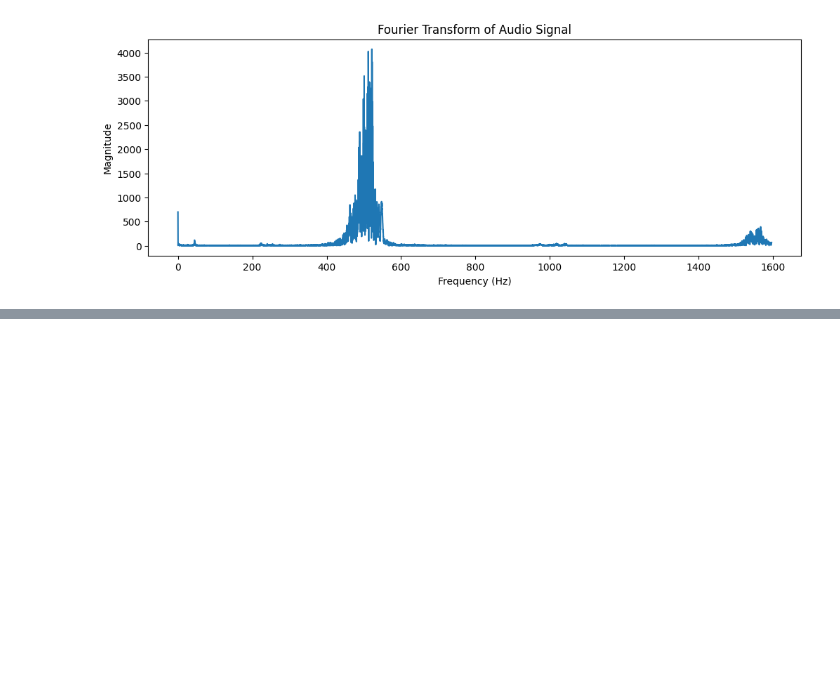
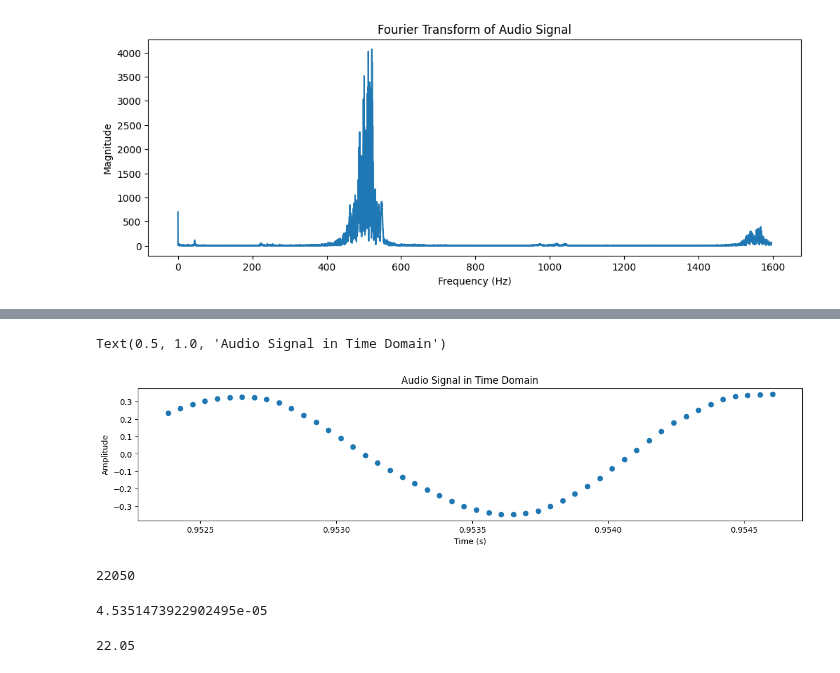
Before and after one commit to arizonaCameraLab/computationalImaging, a Jupyter notebook: Chapter2ForwardModels/FourierAnalysisOfSound.ipynb, the cells around one changed output, grey strips where cells are left out. Cells and saved outputs as stored; diff of their text form; code cells hidden in the pictures; blank space fills up the shorter version.

```diff
--- a/Chapter2ForwardModels/FourierAnalysisOfSound.ipynb
+++ b/Chapter2ForwardModels/FourierAnalysisOfSound.ipynb
@@ -116,0 +179,22 @@ Text(0.5, 1.0, 'Fourier Transform of Audio Signal')
+# %%
+time = np.arange(0, len(audio_data)) / sample_rate
+plt.figure(figsize=(15, 3))
+plt.scatter(time[21000:21050], audio_data[21000:21050])
+plt.xlabel('Time (s)')
+plt.ylabel('Amplitude')
+plt.title('Audio Signal in Time Domain')
+# %% [output]
+Text(0.5, 1.0, 'Audio Signal in Time Domain')
+[figure, added]
+# %%
+sample_rate
+# %% [output]
+22050
+# %%
+1/22050
+# %% [output]
+4.5351473922902495e-05
+# %%
+.001*22050
+# %% [output]
+22.05
```
Also changed, not shown: parts of 6 cells of this notebook.
